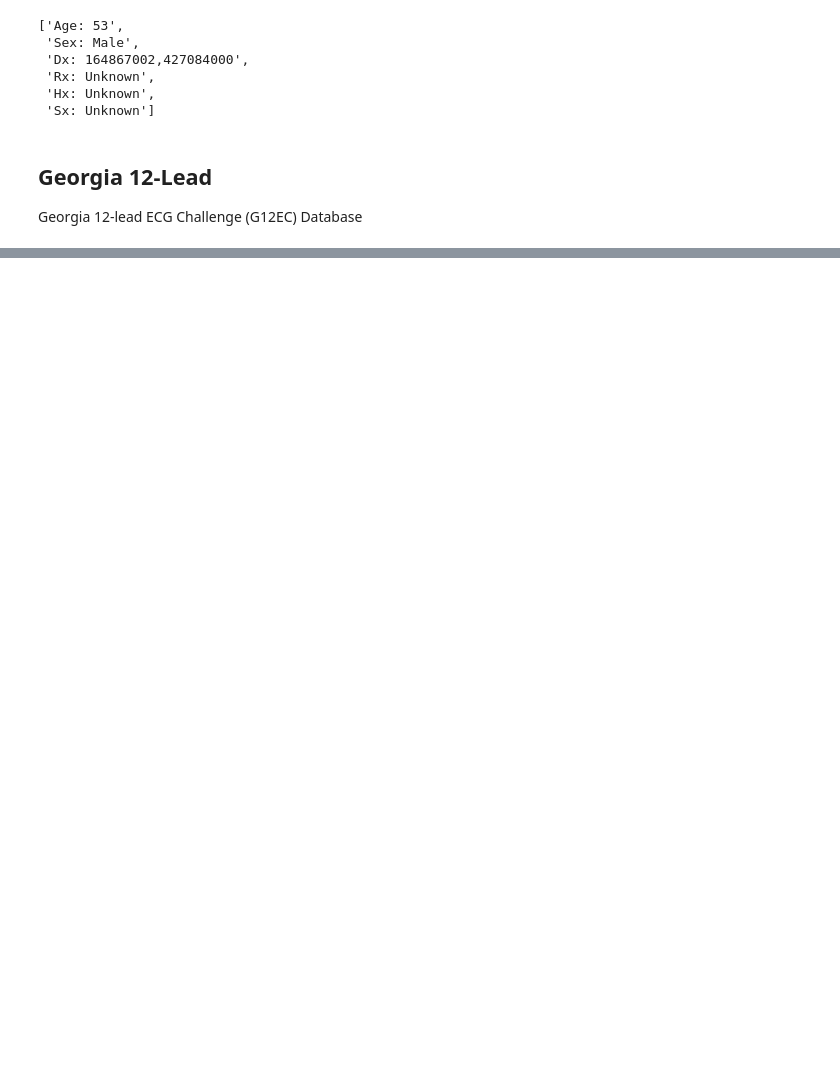
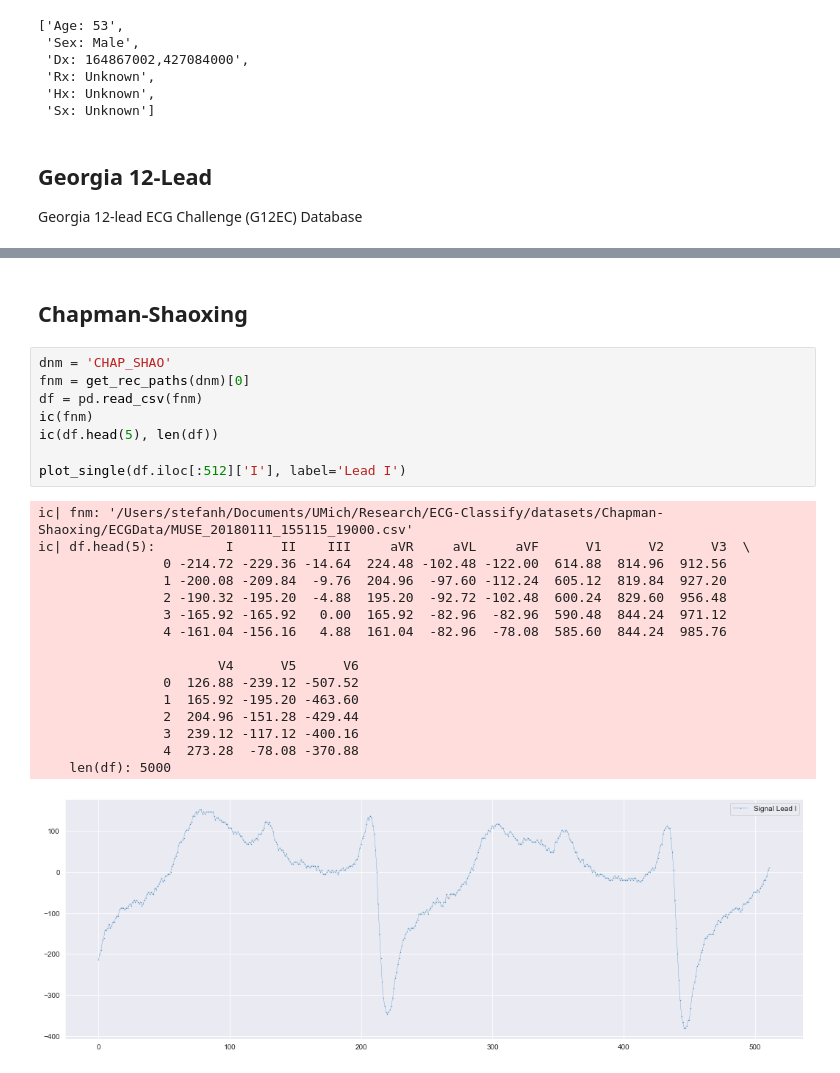
Before and after one commit to StefanHeng/ECG-Representation-Learning, a Jupyter notebook: Data_Processing/explore_dataset.ipynb, the cells around one changed output, grey strips where cells are left out. Saved outputs shown, nothing was run; the diff lists cells and outputs as text; blank space fills up the shorter version.

```diff
--- a/Data_Processing/explore_dataset.ipynb
+++ b/Data_Processing/explore_dataset.ipynb
@@ -329,3 +457,30 @@ ic| rec: <wfdb.io.record.Record object at 0x...>
 ic| sig.shape: (256, 12)
 ic| rec.comments: ['Age: NaN', 'Sex: Female', 'Dx: 426783006', 'Rx: Unknown', 'Hx: Unknown']
 ['Age: NaN', 'Sex: Female', 'Dx: 426783006', 'Rx: Unknown', 'Hx: Unknown']
+# %% [markdown]
+## Chapman-Shaoxing
+# %%
+dnm = 'CHAP_SHAO'
+fnm = get_rec_paths(dnm)[0]
+df = pd.read_csv(fnm)
+ic(fnm)
+ic(df.head(5), len(df))
+
+plot_single(df.iloc[:512]['I'], label='Lead I')
+# %% [output]
+ic| fnm: '/Users/stefanh/Documents/UMich/Research/ECG-Classify/datasets/Chapman-Shaoxing/ECGData/MUSE_20180111_155115_19000.csv'
+ic| df.head(5):         I      II    III     aVR     aVL     aVF      V1      V2      V3  \
+                0 -214.72 -229.36 -14.64  224.48 -102.48 -122.00  614.88  814.96  912.56
+                1 -200.08 -209.84  -9.76  204.96  -97.60 -112.24  605.12  819.84  927.20
+                2 -190.32 -195.20  -4.88  195.20  -92.72 -102.48  600.24  829.60  956.48
+                3 -165.92 -165.92   0.00  165.92  -82.96  -82.96  590.48  844.24  971.12
+                4 -161.04 -156.16   4.88  161.04  -82.96  -78.08  585.60  844.24  985.76
+
+                       V4      V5      V6
+                0  126.88 -239.12 -507.52
+                1  165.92 -195.20 -463.60
+                2  204.96 -151.28 -429.44
+                3  239.12 -117.12 -400.16
+                4  273.28  -78.08 -370.88
+    len(df): 5000
+[figure, added]
```
Also changed, not shown: parts of 17 cells of this notebook, 5 other files.
